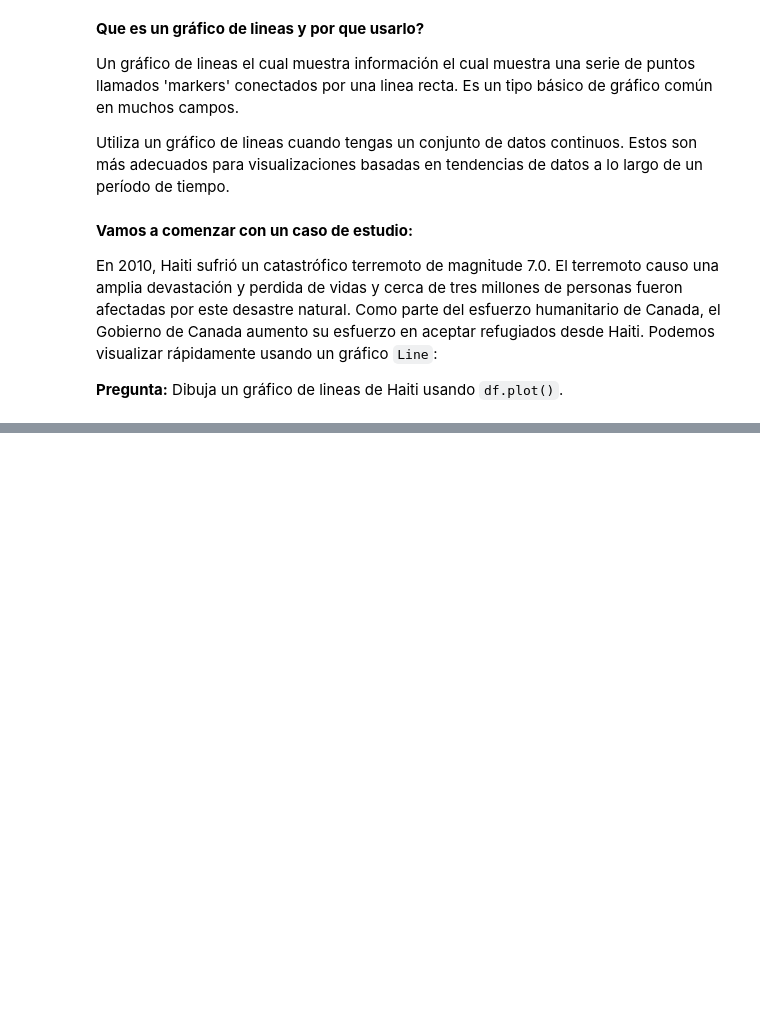
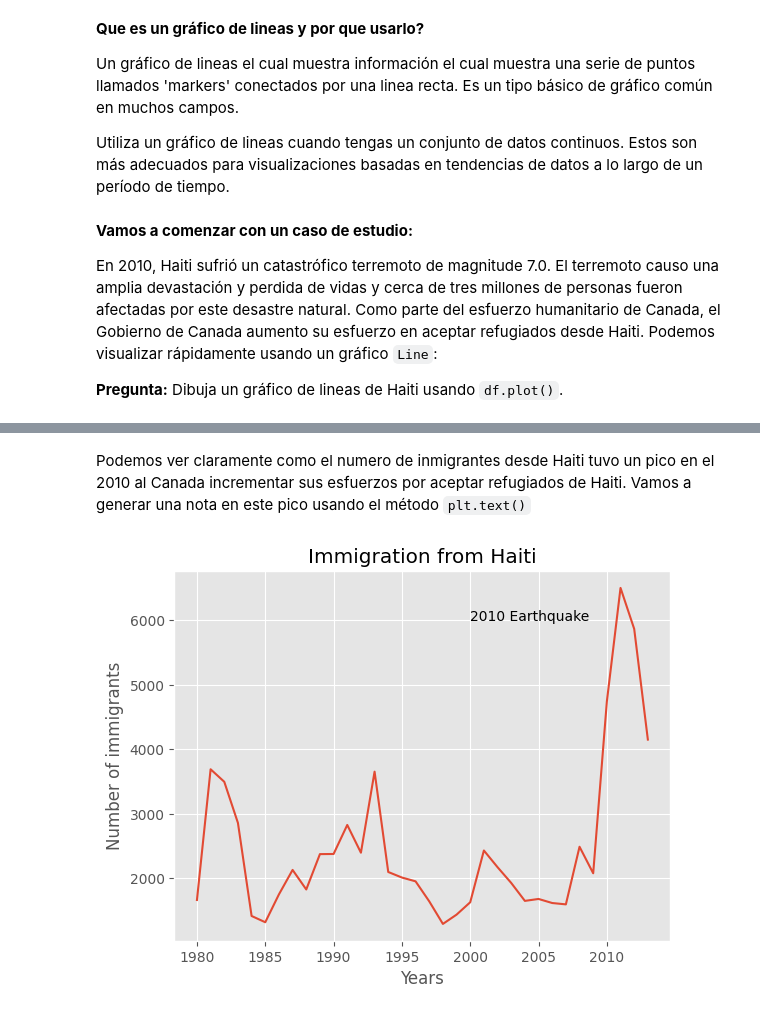
Before and after one commit to reivincitot/Curso-ibm, a Jupyter notebook: Data visualization with python/data_visualization_lab1.ipynb, the cells around one changed output, grey strips where cells are left out. Cells and saved outputs as stored; diff of their text form; code cells hidden in the pictures; blank space fills up the shorter version.

```diff
--- a/Data visualization with python/data_visualization_lab1.ipynb
+++ b/Data visualization with python/data_visualization_lab1.ipynb
@@ -644,0 +679,16 @@ En 2010, Haiti sufrió un catastrófico terremoto de magnitude 7.0. El terremoto
+# %% [markdown]
+Podemos ver claramente como el numero de inmigrantes desde Haiti tuvo un pico en el 2010 al Canada incrementar sus esfuerzos por aceptar refugiados de Haiti. Vamos a generar una nota en este pico usando el método `plt.text()`
+# %%
+haiti.plot(kind = 'line')
+
+plt.title("Immigration from Haiti")
+plt.ylabel("Number of immigrants")
+plt.xlabel("Years")
+
+# anotamos el terremoto del 2010
+# syntax : plt.text(x,y, label)
+plt.text(2000,6000,"2010 Earthquake")
+
+plt.show()
+# %% [output]
+[figure, added]
```
Also changed, not shown: parts of 22 cells of this notebook.
